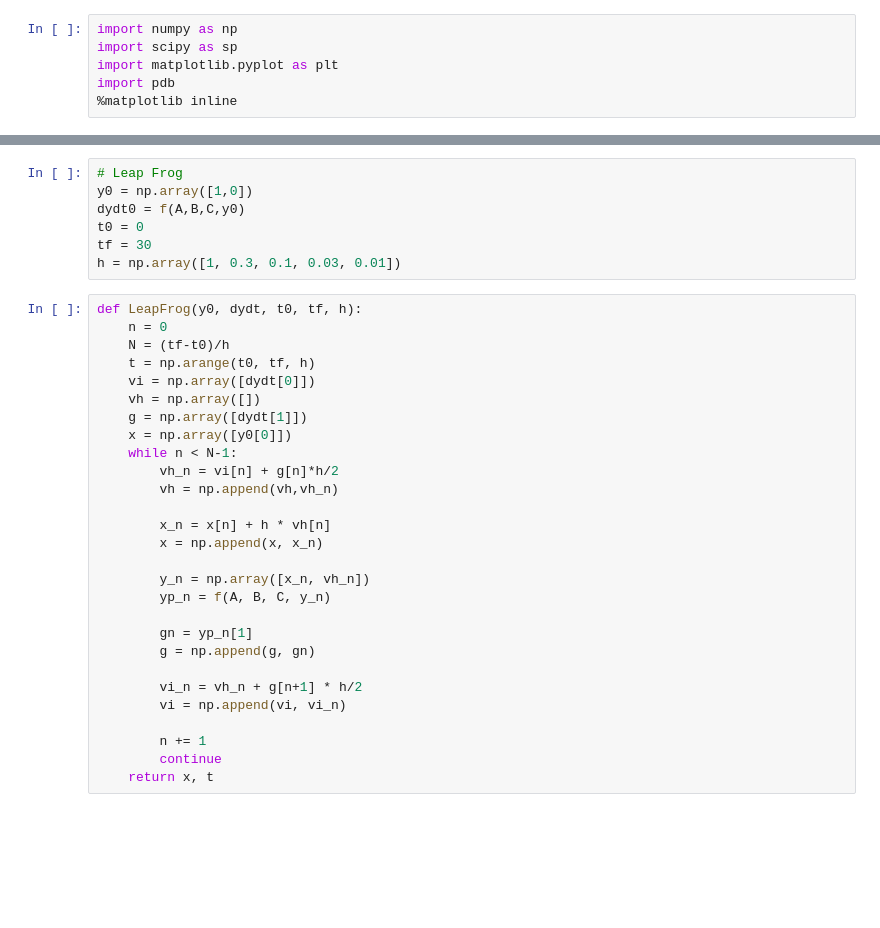
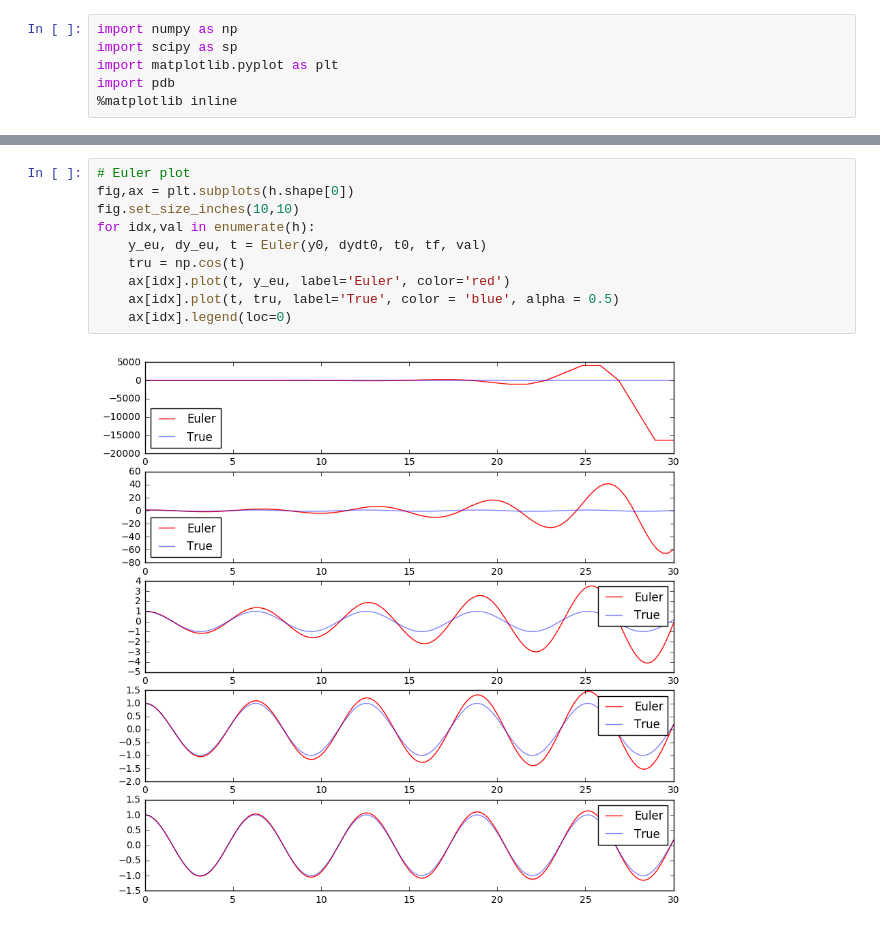
Before and after one commit to dm1681/college, a Jupyter notebook: 427/DiegoMcDonald-HW2.ipynb, the cells around one changed output, grey strips where cells are left out. Saved outputs shown, nothing was run; the diff lists cells and outputs as text; blank space fills up the shorter version.

```diff
--- a/427/DiegoMcDonald-HW2.ipynb
+++ b/427/DiegoMcDonald-HW2.ipynb
@@ -77,36 +133,13 @@ for idx,val in enumerate(h):
-# %%
-# Leap Frog
-y0 = np.array([1,0])
-dydt0 = f(A,B,C,y0)
-t0 = 0
-tf = 30
-h = np.array([1, 0.3, 0.1, 0.03, 0.01])
-# %%
-def LeapFrog(y0, dydt, t0, tf, h):
-    n = 0
-    N = (tf-t0)/h
-    t = np.arange(t0, tf, h)
-    vi = np.array([dydt[0]])
-    vh = np.array([])
-    g = np.array([dydt[1]])
-    x = np.array([y0[0]])
-    while n < N-1:
-        vh_n = vi[n] + g[n]*h/2
-        vh = np.append(vh,vh_n)
-
-        x_n = x[n] + h * vh[n]
-        x = np.append(x, x_n)
-
-        y_n = np.array([x_n, vh_n])
-        yp_n = f(A, B, C, y_n)
-
-        gn = yp_n[1]
-        g = np.append(g, gn)
-
-        vi_n = vh_n + g[n+1] * h/2
-        vi = np.append(vi, vi_n)
-
-        n += 1
-        continue
-    return x, t
+# %%
+# Euler plot
+fig,ax = plt.subplots(h.shape[0])
+fig.set_size_inches(10,10)
+for idx,val in enumerate(h):
+    y_eu, dy_eu, t = Euler(y0, dydt0, t0, tf, val)
+    tru = np.cos(t)
+    ax[idx].plot(t, y_eu, label='Euler', color='red')
+    ax[idx].plot(t, tru, label='True', color = 'blue', alpha = 0.5)
+    ax[idx].legend(loc=0)
+# %% [output]
+[figure, added]
 # %%
```
Also changed, not shown: parts of 7 cells of this notebook, 39 other files.
